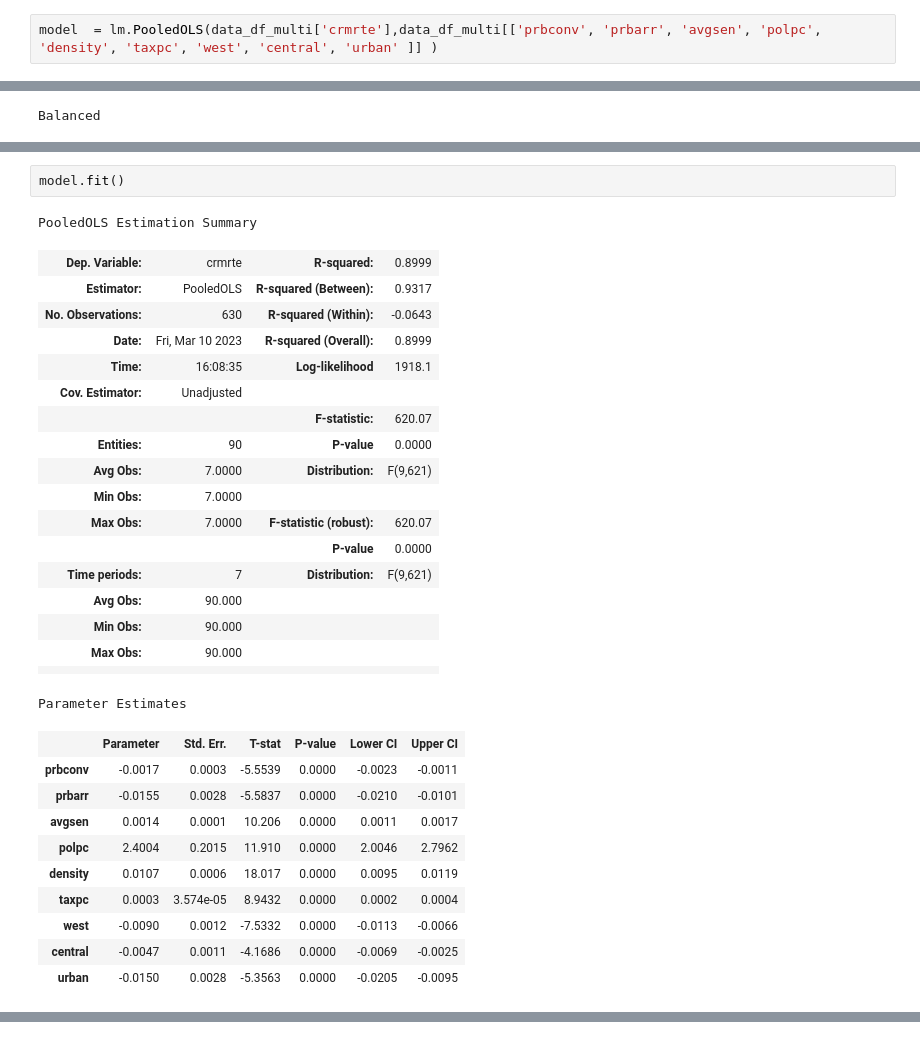
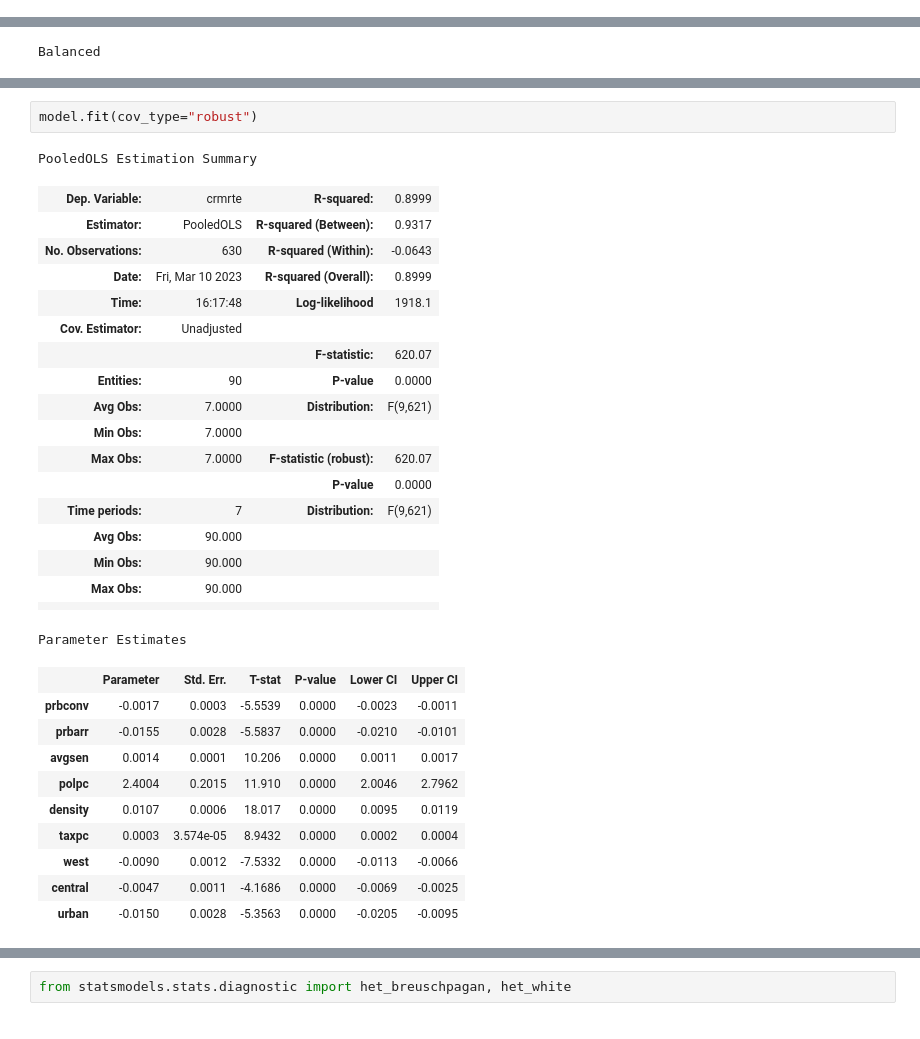
Before and after one commit to dhruv-pandit/Semester-Two-Projects, a Jupyter notebook: Micro/micro_ass1.ipynb, the cells around one changed output, grey strips where cells are left out. Cells and saved outputs as stored; diff of their text form.

```diff
--- a/Micro/micro_ass1.ipynb
+++ b/Micro/micro_ass1.ipynb
@@ -48,5 +94,3 @@ data_df_multi
-# %%
-model  = lm.PooledOLS(data_df_multi['crmrte'],data_df_multi[['prbconv', 'prbarr', 'avgsen', 'polpc', 'density', 'taxpc', 'west', 'central', 'urban' ]] )
 # %%
 obs_counts = data_stata.groupby('county')['year'].count()
 if obs_counts.std() > 0: print('Unbalanced Data')
@@ -62,12 +171,12 @@ data_df
 # %%
-model.fit()
+model.fit(cov_type="robust")
 # %% [output]
 PooledOLS Estimation Summary
 | Dep. Variable: | crmrte | R-squared: | 0.8999 |
 | Estimator: | PooledOLS | R-squared (Between): | 0.9317 |
 | No. Observations: | 630 | R-squared (Within): | -0.0643 |
 | Date: | Fri, Mar 10 2023 | R-squared (Overall): | 0.8999 |
-| Time: | 16:08:35 | Log-likelihood | 1918.1 |
+| Time: | 16:17:48 | Log-likelihood | 1918.1 |
 | Cov. Estimator: | Unadjusted |  |  |
 |  |  | F-statistic: | 620.07 |
 | Entities: | 90 | P-value | 0.0000 |
@@ -94,0 +204,2 @@ id: 0x28b1cae00
+# %%
+from statsmodels.stats.diagnostic import het_breuschpagan, het_white
```
Also changed, not shown: parts of 9 cells of this notebook.
